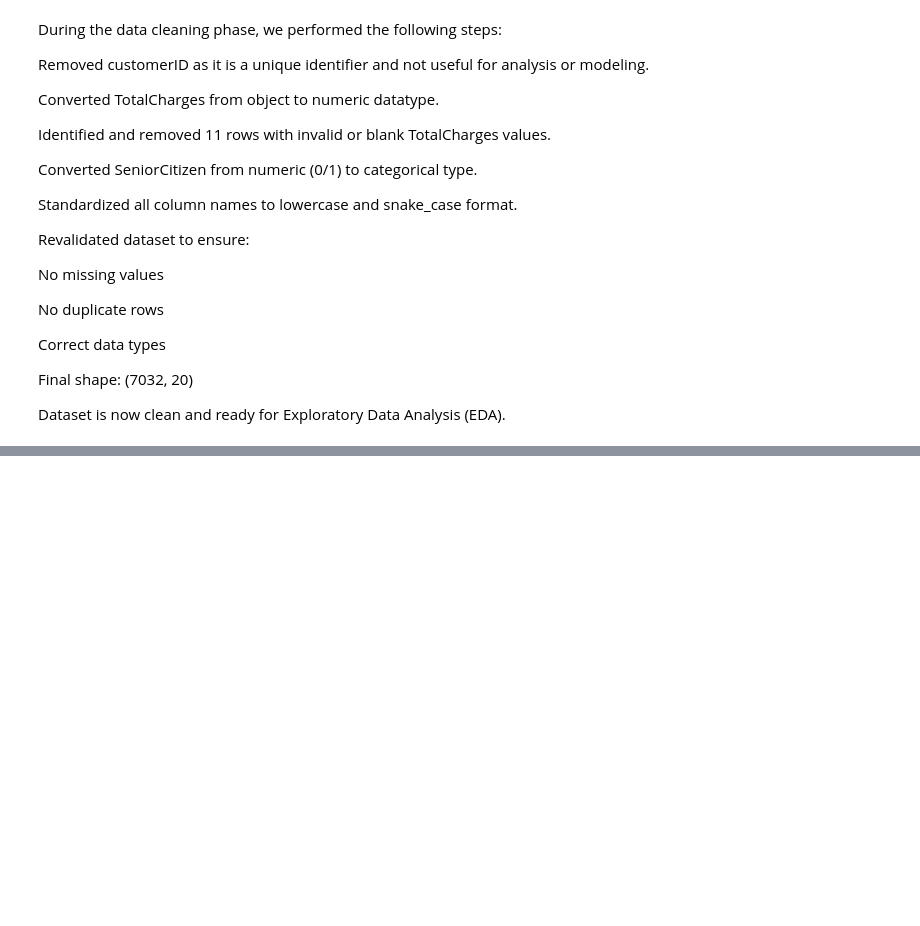
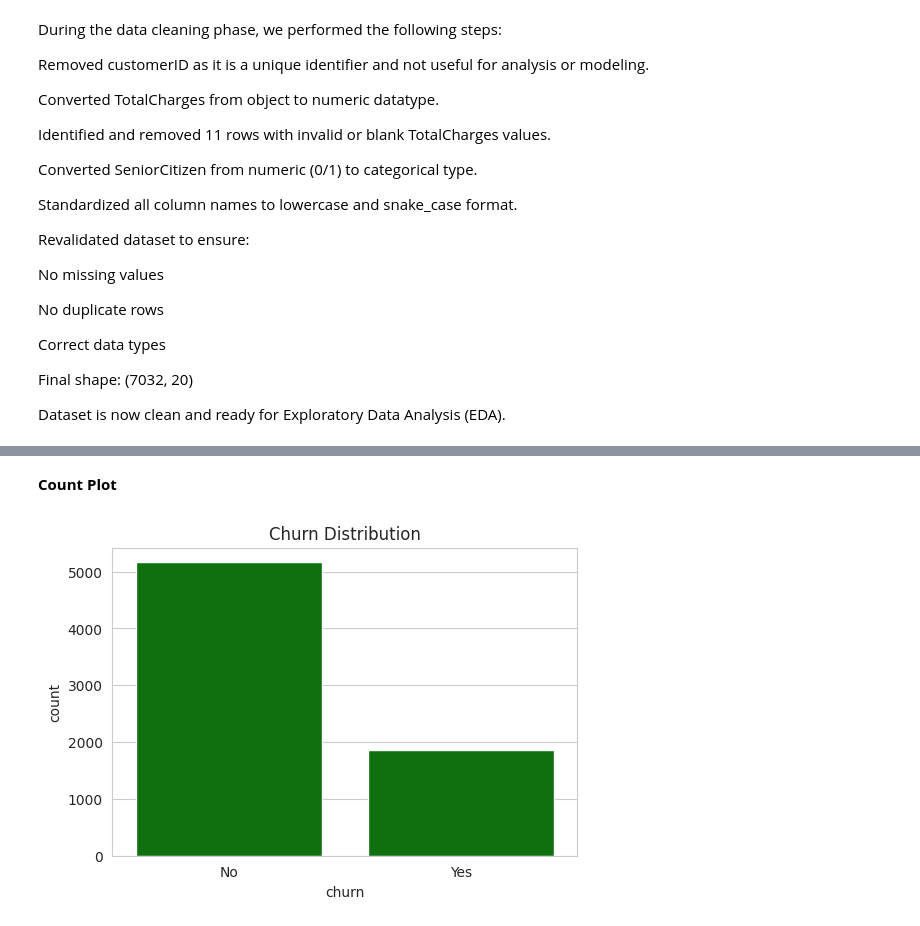
Before and after one commit to Sagarjain93/Machine-Learning-Portfolio, a Jupyter notebook: 03_ML_Practice/Customer_Churn_In_Telecom/Customer_Churn_Telecom.ipynb, the cells around one changed output, grey strips where cells are left out. Cells and saved outputs as stored; diff of their text form; code cells hidden in the pictures; blank space fills up the shorter version.

```diff
--- a/03_ML_Practice/Customer_Churn_In_Telecom/Customer_Churn_Telecom.ipynb
+++ b/03_ML_Practice/Customer_Churn_In_Telecom/Customer_Churn_Telecom.ipynb
@@ -368,0 +395,10 @@ Dataset is now clean and ready for Exploratory Data Analysis (EDA).
+# %% [markdown]
+**Count Plot**
+# %%
+# Chart No.1 : Churn Distribution
+plt.figure(figsize=(6,4))
+sns.countplot(x='churn', data=df,color='green')
+plt.title("Churn Distribution")
+plt.show()
+# %% [output]
+[figure, added]
```
Also changed, not shown: parts of 117 cells of this notebook.
